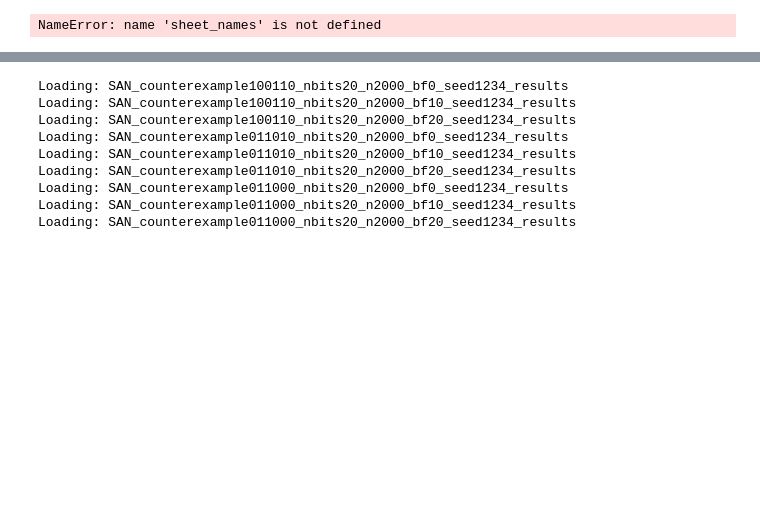
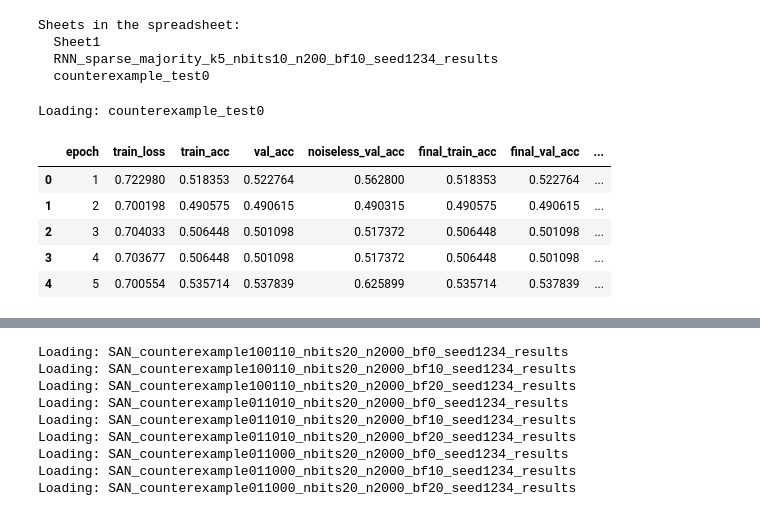
Before and after one commit to peterse/noise-robust-boolean-learning, a Jupyter notebook: mindreadingautobots/src/mindreadingautobots/analysis/counterexamples/counterexamples_workbook.ipynb, the cells around one changed output, grey strips where cells are left out. Saved outputs shown, nothing was run; the diff lists cells and outputs as text; code cells hidden in the pictures; blank space fills up the shorter version.

Commit message:
update counterexamples

```diff
--- a/mindreadingautobots/src/mindreadingautobots/analysis/counterexamples/counterexamples_workbook.ipynb
+++ b/mindreadingautobots/src/mindreadingautobots/analysis/counterexamples/counterexamples_workbook.ipynb
@@ -26,10 +26,27 @@ creds = Credentials.from_service_account_file(SERVICE_ACCOUNT_FILE, scopes=SCOPE
 client = gspread.authorize(creds)
 # %%
 # Get names of all sheets
+SPREADSHEET_NAME = "Matheus_counterexamples"
+
+spreadsheet = client.open(SPREADSHEET_NAME)
+sheet_names = [sheet.title for sheet in spreadsheet.worksheets()]
+name_to_idx = {}
 for i, name in enumerate(sheet_names):
     name_to_idx[name] = i
 print("Sheets in the spreadsheet:")
 for name in sheet_names:
     print(f"  {name}")
 # %% [output]
-NameError: name 'sheet_names' is not defined
+Sheets in the spreadsheet:
+  Sheet1
+  RNN_sparse_majority_k5_nbits10_n200_bf10_seed1234_results
+  counterexample_test0
+# %%
+target = "counterexample_test0"
+
+target_idx = name_to_idx.get(target)
+print("Loading:", target)
+sheet = spreadsheet.get_worksheet(target_idx)
+data = sheet.get_all_records()
+# %% [output]
+Loading: counterexample_test0
@@ -35,0 +55,9 @@ NameError: name 'sheet_names' is not defined
+# %%
+df.head()
+# %% [output]
+|  | epoch | train_loss | train_acc | val_acc | noiseless_val_acc | final_train_acc | final_val_acc | ... |
+| 0 | 1 | 0.722980 | 0.518353 | 0.522764 | 0.562800 | 0.518353 | 0.522764 | ... |
+| 1 | 2 | 0.700198 | 0.490575 | 0.490615 | 0.490315 | 0.490575 | 0.490615 | ... |
+| 2 | 3 | 0.704033 | 0.506448 | 0.501098 | 0.517372 | 0.506448 | 0.501098 | ... |
+| 3 | 4 | 0.703677 | 0.506448 | 0.501098 | 0.517372 | 0.506448 | 0.501098 | ... |
+| 4 | 5 | 0.700554 | 0.535714 | 0.537839 | 0.625899 | 0.535714 | 0.537839 | ... |
```
Also changed, not shown: parts of 9 cells of this notebook, 1 other file.
